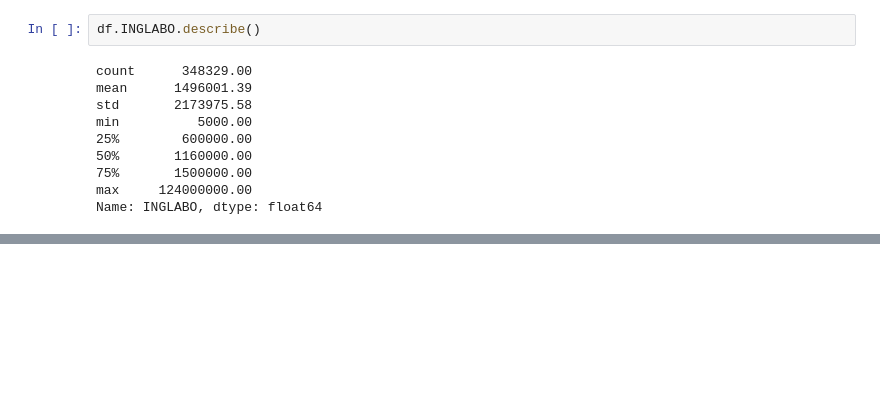
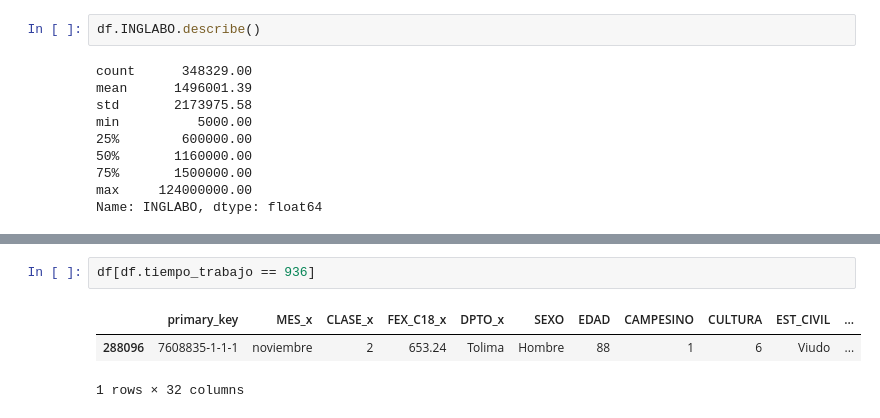
Before and after one commit to julihdez36/Metodos_estadisticos, a Jupyter notebook: Project GEIH 23/1. Estadistica descriptiva.ipynb, the cells around one changed output, grey strips where cells are left out. Drawn from its saved outputs; the diff is of its cells as text; blank space fills up the shorter version.

```diff
--- a/Project GEIH 23/1. Estadistica descriptiva.ipynb
+++ b/Project GEIH 23/1. Estadistica descriptiva.ipynb
@@ -355,0 +437,6 @@ https://ethanweed.github.io/pythonbook/03.01-descriptives.html
+# %%
+df[df.tiempo_trabajo == 936]
+# %% [output]
+|  | primary_key | MES_x | CLASE_x | FEX_C18_x | DPTO_x | SEXO | EDAD | CAMPESINO | CULTURA | EST_CIVIL | ... |
+| 288096 | 7608835-1-1-1 | noviembre | 2 | 653.24 | Tolima | Hombre | 88 | 1 | 6 | Viudo | ... |
+1 rows × 32 columns
```
Also changed, not shown: parts of 20 cells of this notebook, 1 other file.
